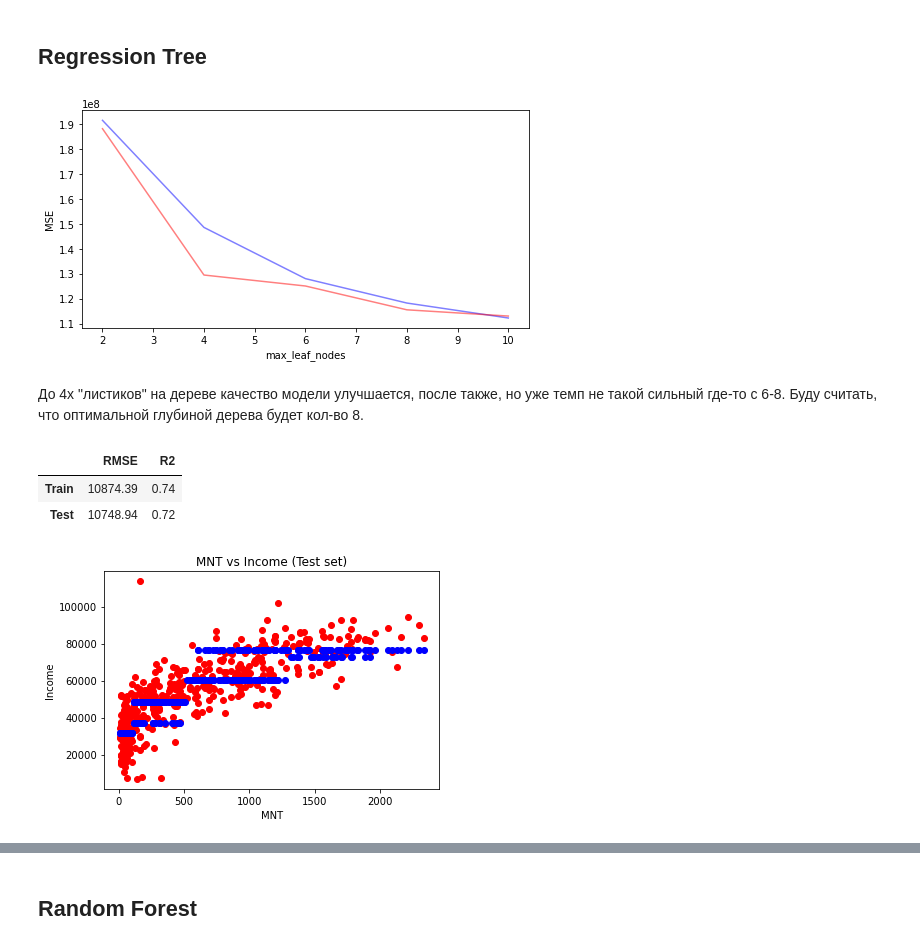
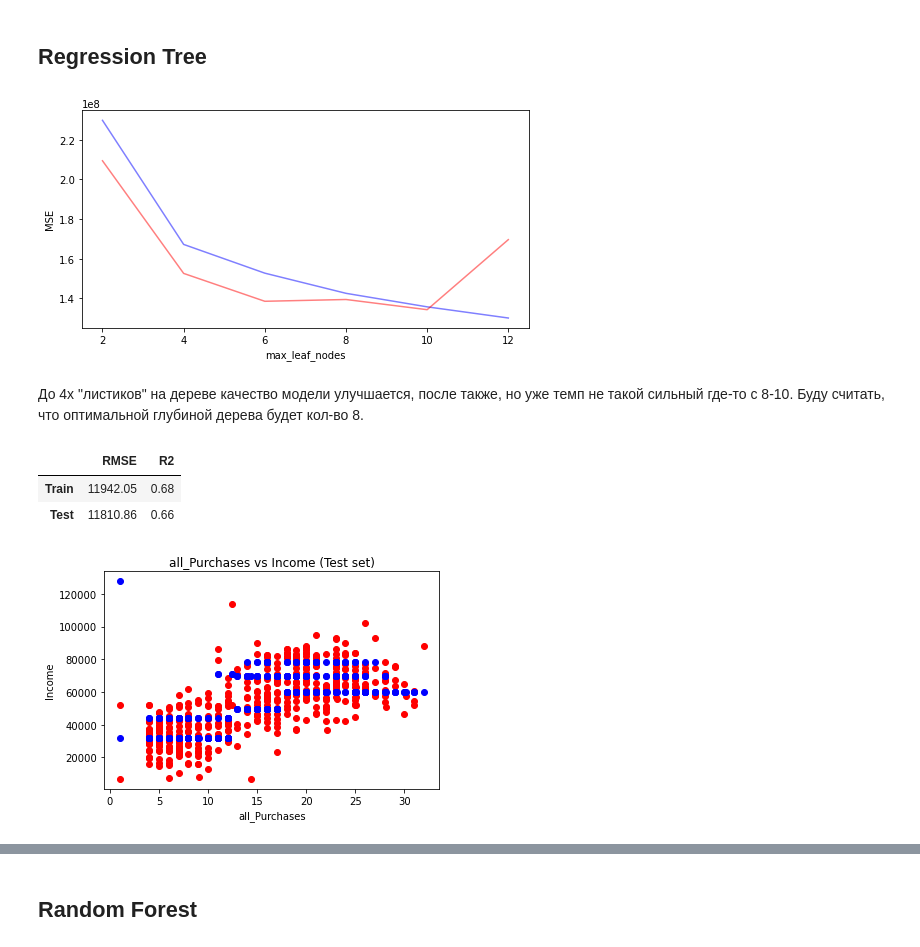
Before and after one commit to mariialitvina/Uni_tasks_ML, a Jupyter notebook: 03 Regression Tree & Random Forest.ipynb, the cells around one changed output, grey strips where cells are left out. Cells and saved outputs as stored; diff of their text form; code cells hidden in the pictures.

```diff
--- a/03 Regression Tree & Random Forest.ipynb
+++ b/03 Regression Tree & Random Forest.ipynb
@@ -19,7 +19,7 @@ X_test = obj["X_test"]
 y_train = obj["y_train"]
 y_test = obj["y_test"]
 
-f = ['NumWebVisitsMonth','MNT','all_Purchases']
+f = ['NumWebVisitsMonth','all_Response','all_Purchases']
 # %% [markdown]
 Выбрала 3 поля, которые оказывают наибольшее влияние на прогнозирование дохода клинента.
 # %%
@@ -45,14 +45,14 @@ def max_leaf_nodes(X_train, X_test, y_train, y_test, n):
     ax.set_ylabel("MSE")
     ax.set_xlabel("max_leaf_nodes")
 
+# The optimal number of max_leaf_nodes
 from sklearn.tree import DecisionTreeRegressor
 from sklearn.metrics import mean_squared_error
-max_leaf_nodes(X_train[f], X_test[f], y_train, y_test, [2, 4, 6, 8, 10])
-plt.show()
+max_leaf_nodes(X_train[f], X_test[f], y_train, y_test, [2, 4, 6, 8, 10, 12])
 # %% [output]
-[figure, old version]
+[figure, new version]
 # %% [markdown]
-До 4х "листиков" на дереве качество модели улучшается, после также, но уже темп не такой сильный где-то с 6-8.
+До 4х "листиков" на дереве качество модели улучшается, после также, но уже темп не такой сильный где-то с 8-10.
 Буду считать, что оптимальной глубиной дерева будет кол-во 8.
 # %%
 # Fitting Tree to the Training set
@@ -65,19 +65,19 @@ dt_y_pred = dt.predict(X_test[f])
 metrics(X_train[f], X_test[f], y_train, y_test, dt_y_pred, dt).round(2)
 # %% [output]
 |  | RMSE | R2 |
-| Train | 10874.39 | 0.74 |
-| Test | 10748.94 | 0.72 |
+| Train | 11942.05 | 0.68 |
+| Test | 11810.86 | 0.66 |
 # %%
 
 # Visualising the Test set results
-plt.scatter(X_test['MNT'], y_test, color = 'red')
-plt.plot(X_test['MNT'], dt.predict(X_test[f]), 'bo')
-plt.title('MNT vs Income (Test set)')
-plt.xlabel('MNT')
+plt.scatter(X_test['all_Purchases'], y_test, color = 'red')
+plt.plot(X_test['all_Purchases'], dt.predict(X_test[f]), 'bo')
+plt.title('all_Purchases vs Income (Test set)')
+plt.xlabel('all_Purchases')
 plt.ylabel('Income')
 plt.show()
 # %% [output]
-[figure, old version]
+[figure, new version]
 # %%
 # Features importances
 dt_imp = pd.DataFrame({'imp': dt.feature_importances_, 'col': X_train[f].columns})
```
Also changed, not shown: parts of 16 cells of this notebook, 9 other files.
